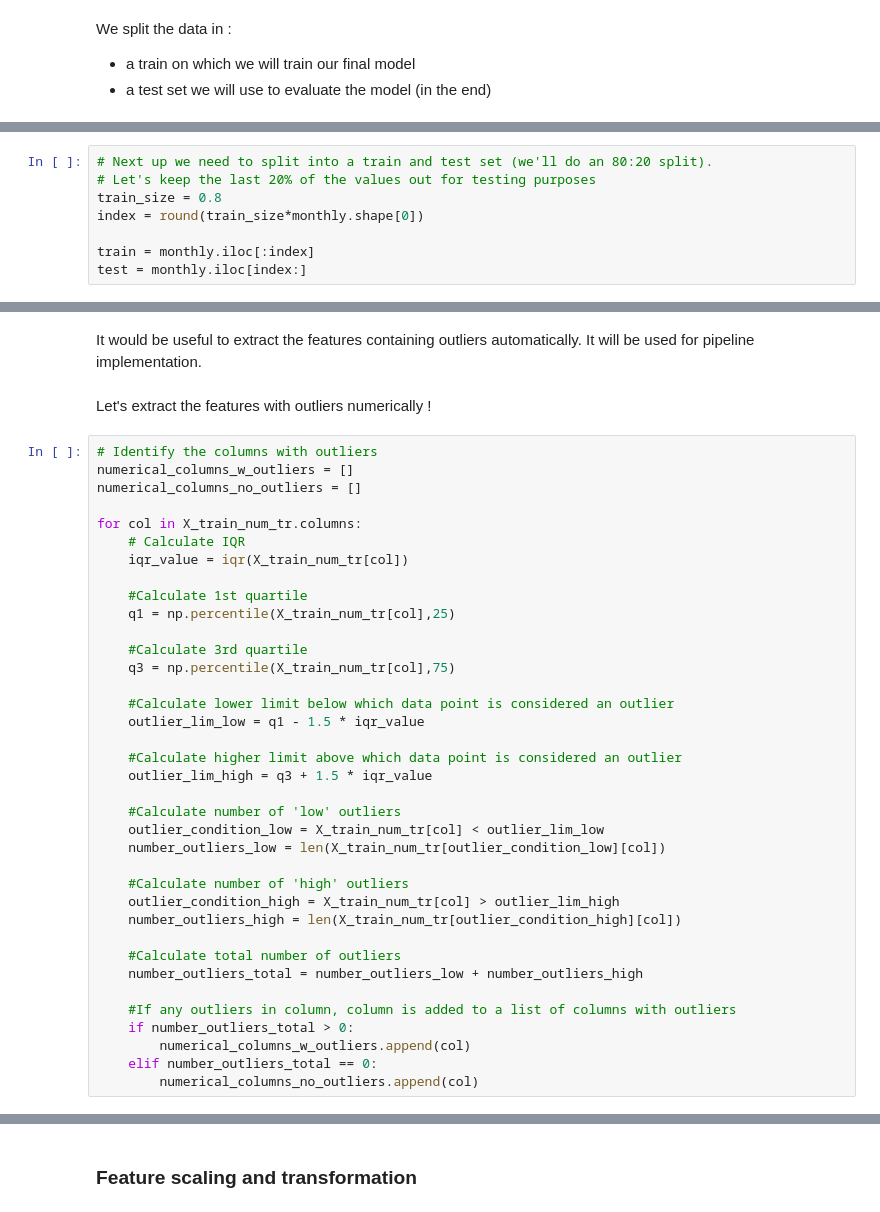
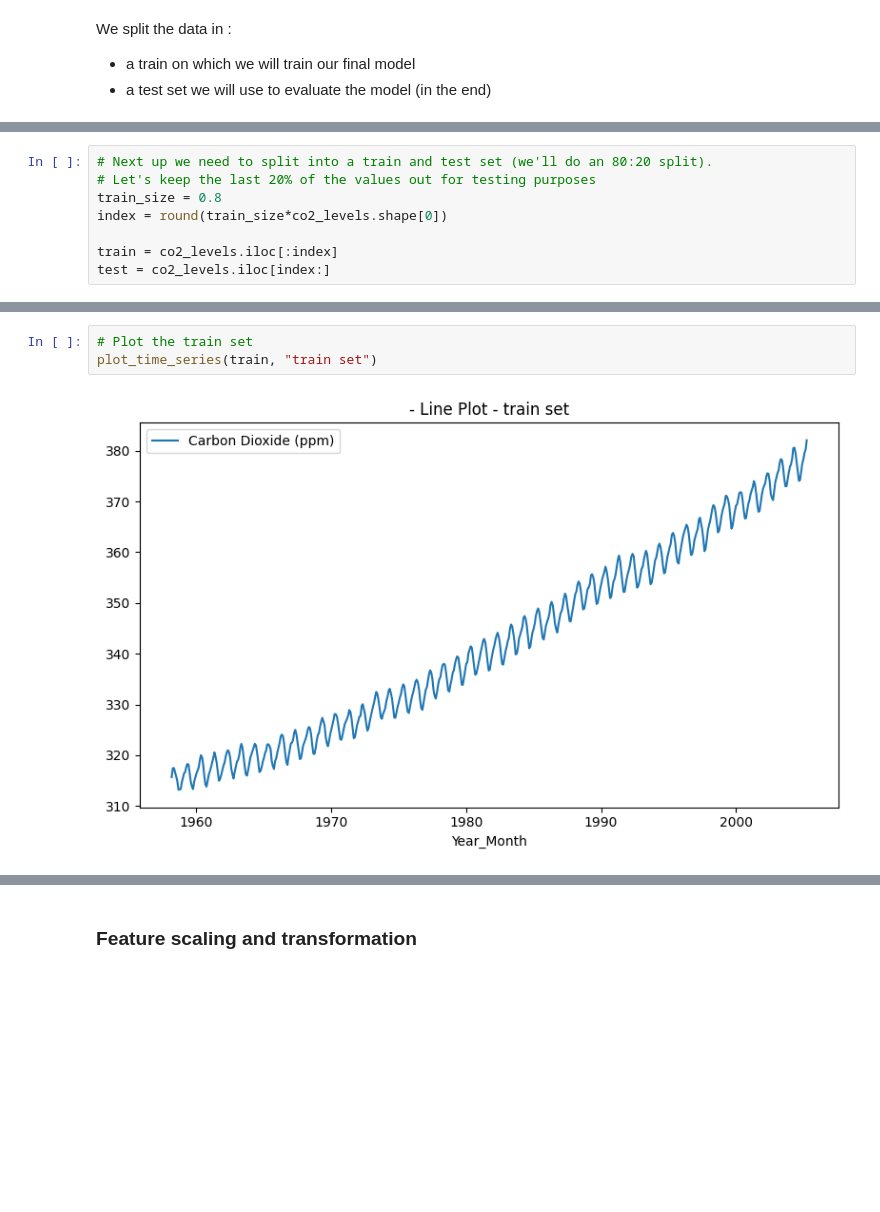
Before and after one commit to thcarole1/Carbon_Dioxide_Levels_in_Atmosphere, a Jupyter notebook: notebooks/Carbon dioxide levels prediction.ipynb, the cells around one changed output, grey strips where cells are left out. Drawn from its saved outputs; the diff is of its cells as text; blank space fills up the shorter version.

```diff
--- a/notebooks/Carbon dioxide levels prediction.ipynb
+++ b/notebooks/Carbon dioxide levels prediction.ipynb
@@ -589,7 +591,7 @@ strat_train_set, strat_test_set = train_test_split(
 # Next up we need to split into a train and test set (we'll do an 80:20 split).
 # Let's keep the last 20% of the values out for testing purposes
 train_size = 0.8
-index = round(train_size*monthly.shape[0])
+index = round(train_size*co2_levels.shape[0])
 
-train = monthly.iloc[:index]
-test = monthly.iloc[index:]
+train = co2_levels.iloc[:index]
+test = co2_levels.iloc[index:]
@@ -679,41 +598,5 @@ plt.show()
-# %% [markdown]
-It would be useful to extract the features containing outliers automatically. It will be used for pipeline implementation.
-# %% [markdown]
-Let's extract the features with outliers numerically !
-# %%
-# Identify the columns with outliers
-numerical_columns_w_outliers = []
-numerical_columns_no_outliers = []
-
-for col in X_train_num_tr.columns:
-    # Calculate IQR
-    iqr_value = iqr(X_train_num_tr[col])
-
-    #Calculate 1st quartile
-    q1 = np.percentile(X_train_num_tr[col],25)
-
-    #Calculate 3rd quartile
-    q3 = np.percentile(X_train_num_tr[col],75)
-
-    #Calculate lower limit below which data point is considered an outlier
-    outlier_lim_low = q1 - 1.5 * iqr_value
-
-    #Calculate higher limit above which data point is considered an outlier
-    outlier_lim_high = q3 + 1.5 * iqr_value
-
-    #Calculate number of 'low' outliers
-    outlier_condition_low = X_train_num_tr[col] < outlier_lim_low
-    number_outliers_low = len(X_train_num_tr[outlier_condition_low][col])
-
-    #Calculate number of 'high' outliers
-    outlier_condition_high = X_train_num_tr[col] > outlier_lim_high
-    number_outliers_high = len(X_train_num_tr[outlier_condition_high][col])
-
-    #Calculate total number of outliers
-    number_outliers_total = number_outliers_low + number_outliers_high
-
-    #If any outliers in column, column is added to a list of columns with outliers
-    if number_outliers_total > 0:
-        numerical_columns_w_outliers.append(col)
-    elif number_outliers_total == 0:
-        numerical_columns_no_outliers.append(col)
+# %%
+# Plot the train set
+plot_time_series(train, "train set")
+# %% [output]
+[figure, added]
```
Also changed, not shown: parts of 79 cells of this notebook.
